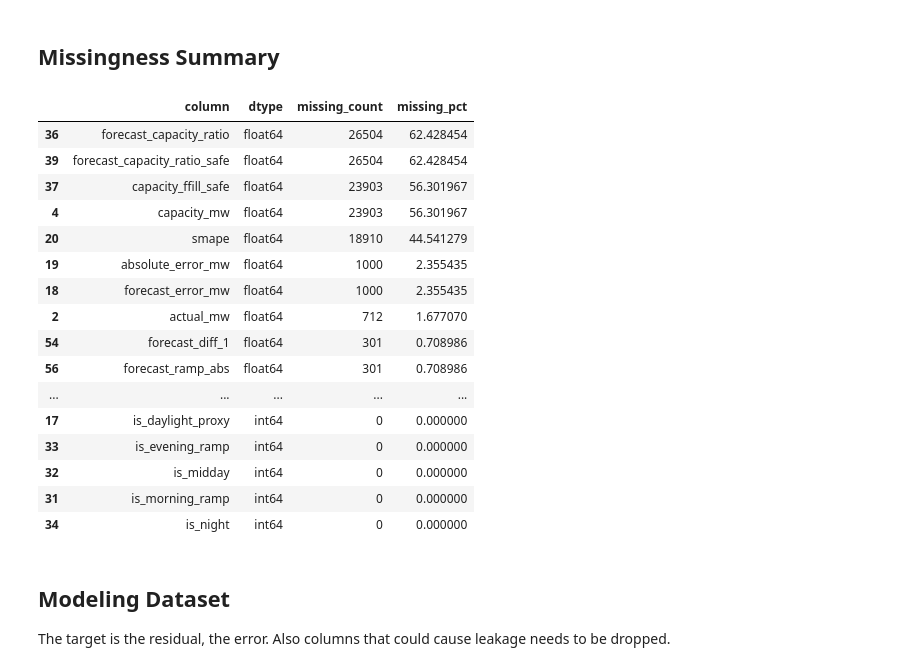
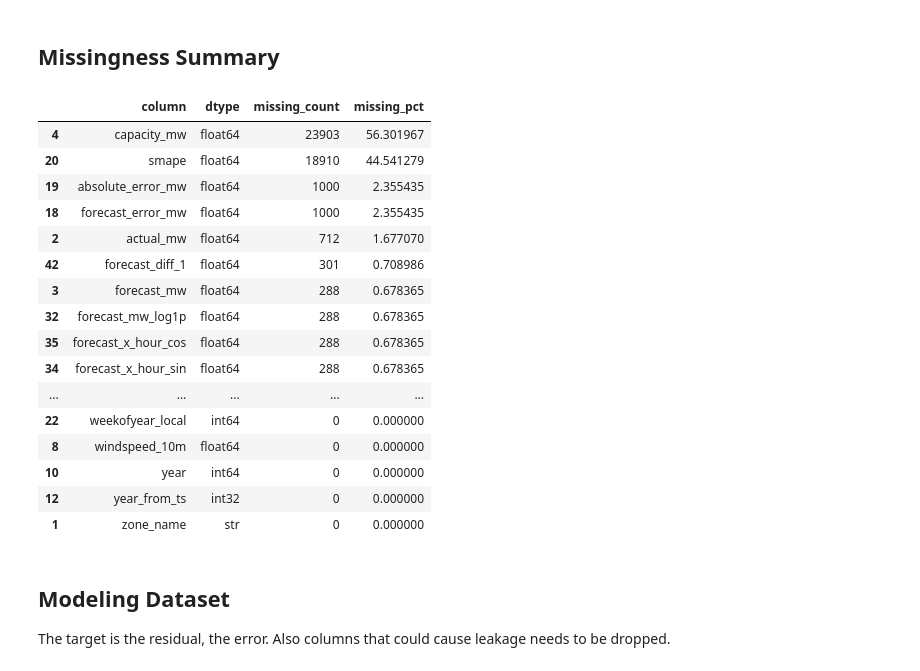
Before and after one commit to sumaitate/nyiso-solar-residual, a Jupyter notebook: notebooks/02_feature_engineering.ipynb, the cells around one changed output. Drawn from its saved outputs; the diff is of its cells as text; code cells hidden in the pictures.

```diff
--- a/notebooks/02_feature_engineering.ipynb
+++ b/notebooks/02_feature_engineering.ipynb
@@ -150,7 +144,7 @@ if "capacity_mw" in df_system.columns:
 PV depends on irradiance, temp, and how clouds move
 P= f(G,T,C)
 # %%
-df_system["cloud_cover_frac"] = df_system["cloud_cover"] / 100.0
+# df_system["cloud_cover_frac"] = df_system["cloud_cover"] / 100.0
 
 df_system["forecast_mw_log1p"] = np.log1p(df_system["forecast_mw"].clip(lower=0))
 df_system["shortwave_radiation_log1p"] = np.log1p(df_system["shortwave_radiation"].clip(lower=0))
@@ -161,76 +155,73 @@ interaction_features["forecast_x_hour_sin"] = df_system["forecast_mw"] * df_syst
 interaction_features["forecast_x_hour_cos"] = df_system["forecast_mw"] * df_system["hour_cos"]
 
 interaction_features["shortwave_x_cloud"] = (
-    df_system["shortwave_radiation"] * df_system["cloud_cover_frac"]
+    df_system["shortwave_radiation"] * (df_system["cloud_cover"] / 100.0)
 )
 
 interaction_features["shortwave_x_temp"] = (
     df_system["shortwave_radiation"] * df_system["temperature_2m"]
 )
 
-interaction_features["temp_x_wind"] = (
-    df_system["temperature_2m"] * df_system["windspeed_10m"]
-)
-
 df_system = pd.concat([df_system, interaction_features], axis=1)
 # %% [markdown]
 ### Rolling Windows and Ramp Features
 # %%
-rolling_windows = [3, 6, 24]
-
 rolling_features = {}
 
-for w in rolling_windows:
+rolling_features["forecast_roll_mean_3"] = (
+    df_system["forecast_mw"].shift(1).rolling(3, min_periods=1).mean()
+)
 
-    rolling_features[f"forecast_roll_mean_{w}"] = (
-        df_system["forecast_mw"].shift(1).rolling(w, min_periods=1).mean()
-    )
+rolling_features["shortwave_roll_mean_3"] = (
+    df_system["shortwave_radiation"].shift(1).rolling(3, min_periods=1).mean()
+)
+rolling_features["forecast_roll_mean_24"] = (
+    df_system["forecast_mw"].shift(1).rolling(24, min_periods=1).mean()
+)
 
-    rolling_features[f"shortwave_roll_mean_{w}"] = (
-        df_system["shortwave_radiation"].shift(1).rolling(w, min_periods=1).mean()
-    )
+rolling_features["shortwave_roll_mean_24"] = (
+    df_system["shortwave_radiation"].shift(1).rolling(24, min_periods=1).mean()
+)
 
 rolling_df = pd.DataFrame(rolling_features)
+df_system = pd.concat([df_system, rolling_df], axis=1)
 
-df_system = pd.concat([df_system, rolling_df], axis=1)
+df_system["forecast_diff_1"] = df_system["forecast_mw"].diff(1)
+df_system["shortwave_diff_1"] = df_system["shortwave_radiation"].diff(1)
+df_system["shortwave_ramp_abs"] = df_system["shortwave_diff_1"].abs()
-# %%
-df_system["forecast_diff_1"] = df_system["forecast_mw"].diff(1)
-df_system["shortwave_diff_1"] = df_system["shortwave_radiation"].diff(1)
-
-df_system["forecast_ramp_abs"] = df_system["forecast_diff_1"].abs()
-df_system["shortwave_ramp_abs"] = df_system["shortwave_diff_1"].abs()
 # %% [markdown]
 ## Missingness Summary
 # %%
 feature_missing_summary = (
     pd.DataFrame({
         "column": df_system.columns,
         "dtype": [str(df_system[c].dtype) for c in df_system.columns],
         "missing_count": [df_system[c].isna().sum() for c in df_system.columns],
     })
+
     .assign(missing_pct=lambda x: 100 * x["missing_count"] / len(df_system))
     .sort_values(["missing_count", "column"], ascending=[False, True])
 )
 
-feature_missing_summary.head(40)
+feature_missing_summary.head(50)
 # %% [output]
 |  | column | dtype | missing_count | missing_pct |
-| 36 | forecast_capacity_ratio | float64 | 26504 | 62.428454 |
-| 39 | forecast_capacity_ratio_safe | float64 | 26504 | 62.428454 |
-| 37 | capacity_ffill_safe | float64 | 23903 | 56.301967 |
 | 4 | capacity_mw | float64 | 23903 | 56.301967 |
 | 20 | smape | float64 | 18910 | 44.541279 |
 | 19 | absolute_error_mw | float64 | 1000 | 2.355435 |
 | 18 | forecast_error_mw | float64 | 1000 | 2.355435 |
 | 2 | actual_mw | float64 | 712 | 1.677070 |
-| 54 | forecast_diff_1 | float64 | 301 | 0.708986 |
-| 56 | forecast_ramp_abs | float64 | 301 | 0.708986 |
+| 42 | forecast_diff_1 | float64 | 301 | 0.708986 |
+| 3 | forecast_mw | float64 | 288 | 0.678365 |
+| 32 | forecast_mw_log1p | float64 | 288 | 0.678365 |
+| 35 | forecast_x_hour_cos | float64 | 288 | 0.678365 |
+| 34 | forecast_x_hour_sin | float64 | 288 | 0.678365 |
 | ... | ... | ... | ... | ... |
-| 17 | is_daylight_proxy | int64 | 0 | 0.000000 |
-| 33 | is_evening_ramp | int64 | 0 | 0.000000 |
-| 32 | is_midday | int64 | 0 | 0.000000 |
-| 31 | is_morning_ramp | int64 | 0 | 0.000000 |
-| 34 | is_night | int64 | 0 | 0.000000 |
+| 22 | weekofyear_local | int64 | 0 | 0.000000 |
+| 8 | windspeed_10m | float64 | 0 | 0.000000 |
+| 10 | year | int64 | 0 | 0.000000 |
+| 12 | year_from_ts | int32 | 0 | 0.000000 |
+| 1 | zone_name | str | 0 | 0.000000 |
 # %% [markdown]
 ## Modeling Dataset
 The target is the residual, the error. Also columns that could cause leakage needs to be dropped.
```
Also changed, not shown: parts of 30 cells of this notebook.
